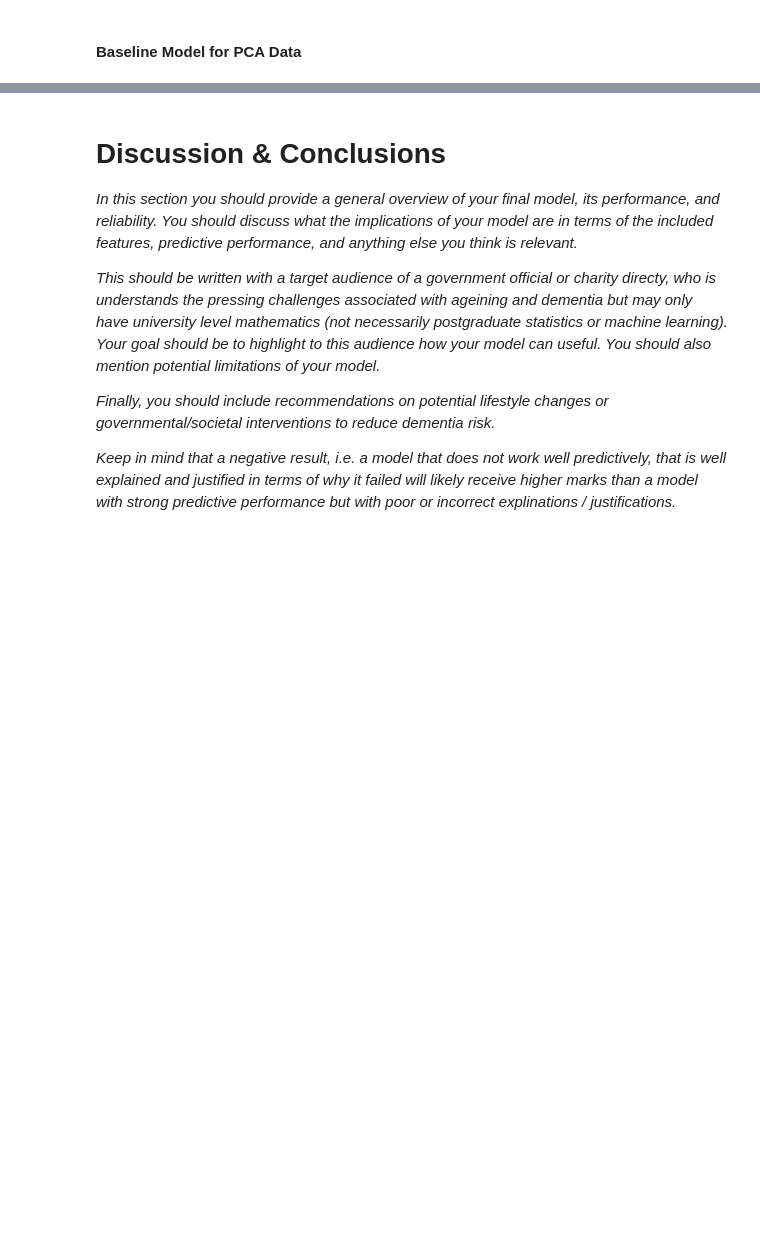
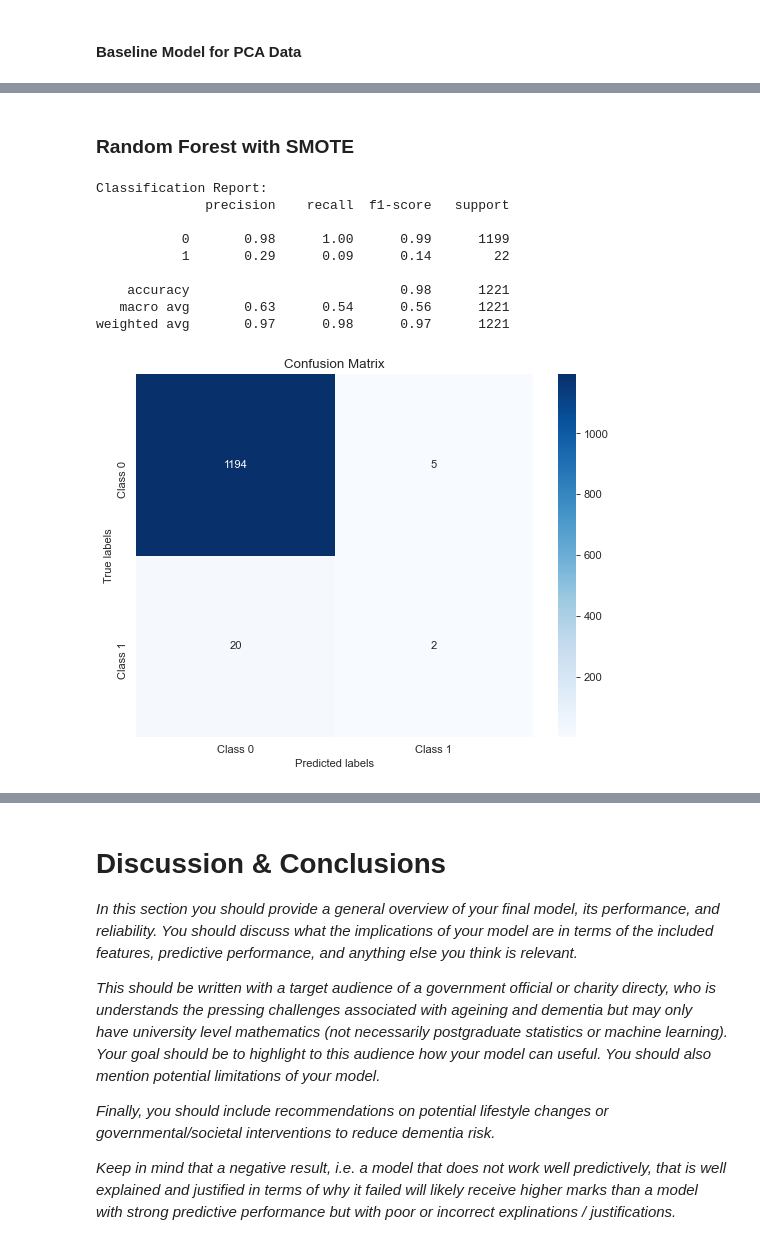
Before and after one commit to IRis0550/mlpy_2, a Jupyter notebook: project2.ipynb, the cells around one changed output, grey strips where cells are left out. Cells and saved outputs as stored; diff of their text form; code cells hidden in the pictures; blank space fills up the shorter version.

```diff
--- a/project2.ipynb
+++ b/project2.ipynb
@@ -916,0 +474,39 @@ weighted avg       0.89      0.92      0.90      1221
+# %% [markdown]
+### Random Forest with SMOTE
+# %%
+# Initialize the random forest classifier
+rf_classifier_smote = RandomForestClassifier(random_state=42)
+
+# Train the classifier
+rf_classifier_smote.fit(X_train_smote, y_train_smote)
+
+# Predict on the testing data
+y_pred_smote_rf = rf_classifier_smote.predict(X_test_hv)
+
+# Generate the classification report
+report_smote_rf = classification_report( y_test_hv,y_pred_smote_rf)
+
+# Print the classification report
+print("Classification Report:")
+print(report_smote_rf)
+
+# Calculate the confusion matrix
+conf_matrix = confusion_matrix(y_test_hv,y_pred_smote_rf)
+# Plot confusion matrix
+plt.figure(figsize=(8, 6))
+sns.heatmap(conf_matrix, annot=True, fmt="d", cmap="Blues", xticklabels=class_labels, yticklabels=class_labels)
+plt.xlabel('Predicted labels')
+plt.ylabel('True labels')
+plt.title('Confusion Matrix')
+plt.show()
+# %% [output]
+Classification Report:
+              precision    recall  f1-score   support
+
+           0       0.98      1.00      0.99      1199
+           1       0.29      0.09      0.14        22
+
+    accuracy                           0.98      1221
+   macro avg       0.63      0.54      0.56      1221
+weighted avg       0.97      0.98      0.97      1221
+[figure, added]
```
Also changed, not shown: parts of 71 cells of this notebook, 4 other files.
